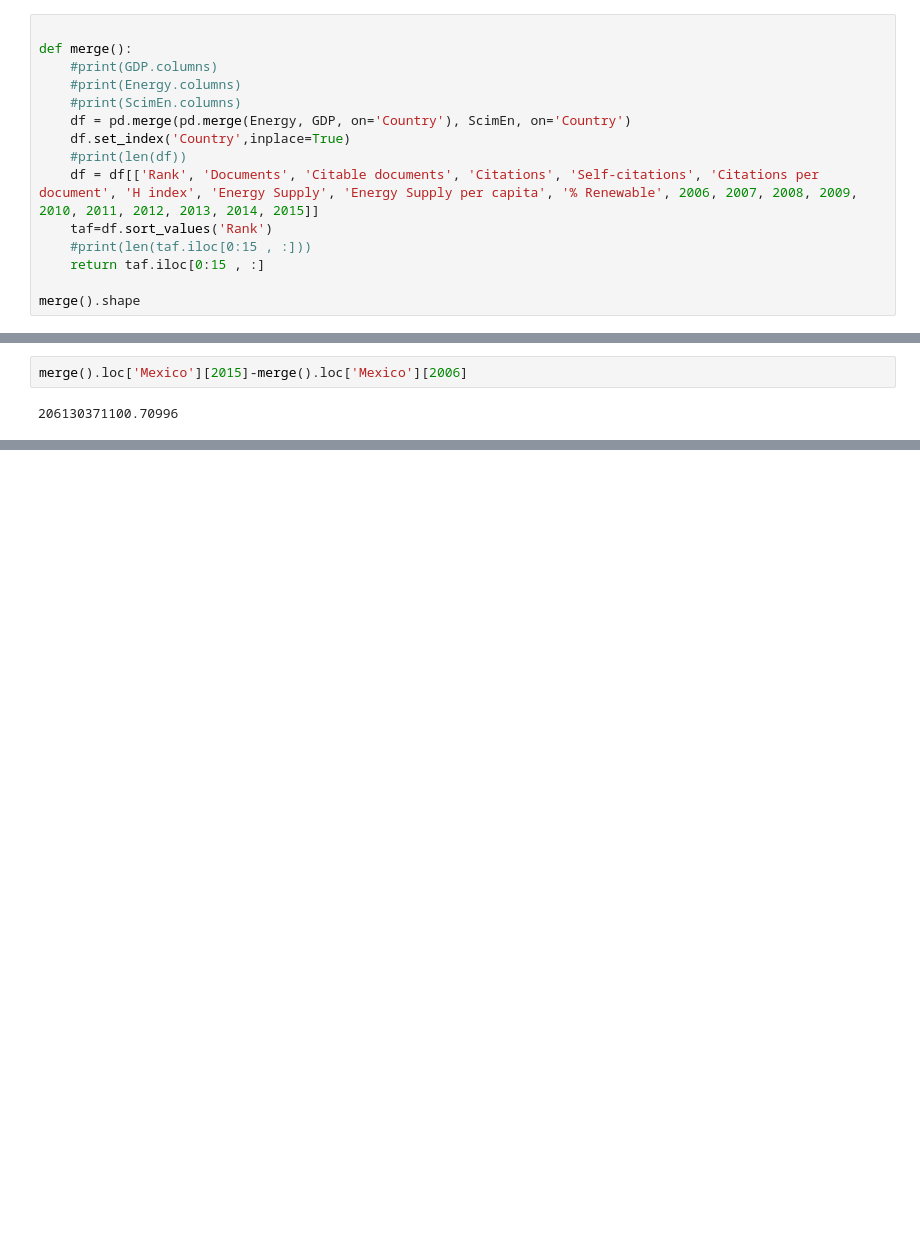
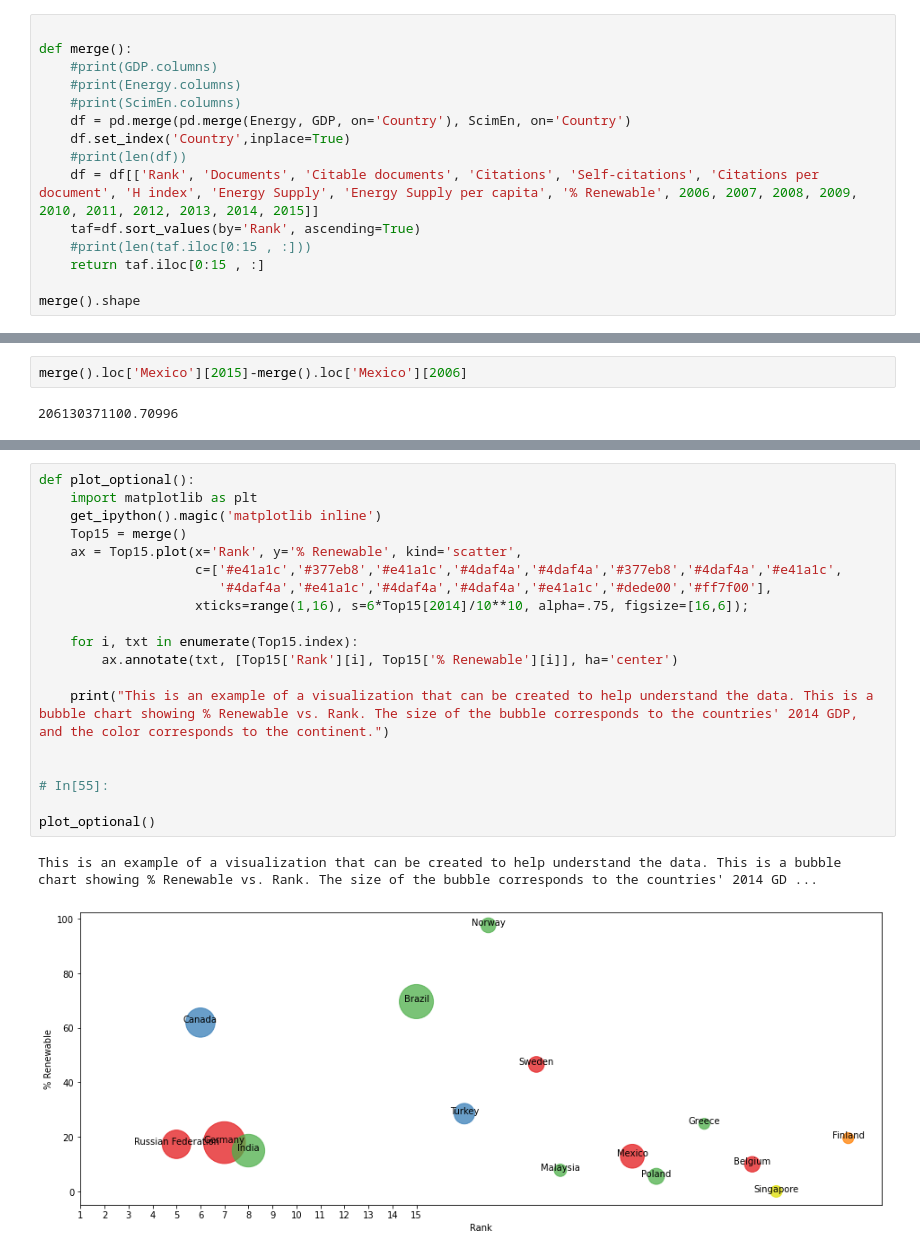
Before and after one commit to chihiasmae/Data_management, a Jupyter notebook: manipulation.ipynb, the cells around one changed output, grey strips where cells are left out. Drawn from its saved outputs; the diff is of its cells as text; blank space fills up the shorter version.

Commit message:
ajout de la partie visualisation

```diff
--- a/manipulation.ipynb
+++ b/manipulation.ipynb
@@ -164,7 +164,7 @@ def merge():
     df.set_index('Country',inplace=True)
     #print(len(df))
     df = df[['Rank', 'Documents', 'Citable documents', 'Citations', 'Self-citations', 'Citations per document', 'H index', 'Energy Supply', 'Energy Supply per capita', '% Renewable', 2006, 2007, 2008, 2009, 2010, 2011, 2012, 2013, 2014, 2015]]
-    taf=df.sort_values('Rank')
+    taf=df.sort_values(by='Rank', ascending=True)
     #print(len(taf.iloc[0:15 , :]))
     return taf.iloc[0:15 , :]
 
@@ -244,0 +374,22 @@ merge().loc['Mexico'][2015]-merge().loc['Mexico'][2006]
+# %%
+def plot_optional():
+    import matplotlib as plt
+    get_ipython().magic('matplotlib inline')
+    Top15 = merge()
+    ax = Top15.plot(x='Rank', y='% Renewable', kind='scatter',
+                    c=['#e41a1c','#377eb8','#e41a1c','#4daf4a','#4daf4a','#377eb8','#4daf4a','#e41a1c',
+                       '#4daf4a','#e41a1c','#4daf4a','#4daf4a','#e41a1c','#dede00','#ff7f00'],
+                    xticks=range(1,16), s=6*Top15[2014]/10**10, alpha=.75, figsize=[16,6]);
+
+    for i, txt in enumerate(Top15.index):
+        ax.annotate(txt, [Top15['Rank'][i], Top15['% Renewable'][i]], ha='center')
+
+    print("This is an example of a visualization that can be created to help understand the data. This is a bubble chart showing % Renewable vs. Rank. The size of the bubble corresponds to the countries' 2014 GDP, and the color corresponds to the continent.")
+
+
+# In[55]:
+
+plot_optional()
+# %% [output]
+This is an example of a visualization that can be created to help understand the data. This is a bubble chart showing % Renewable vs. Rank. The size of the bubble corresponds to the countries' 2014 GD ...
+[figure, added]
```
Also changed, not shown: parts of 13 cells of this notebook.
